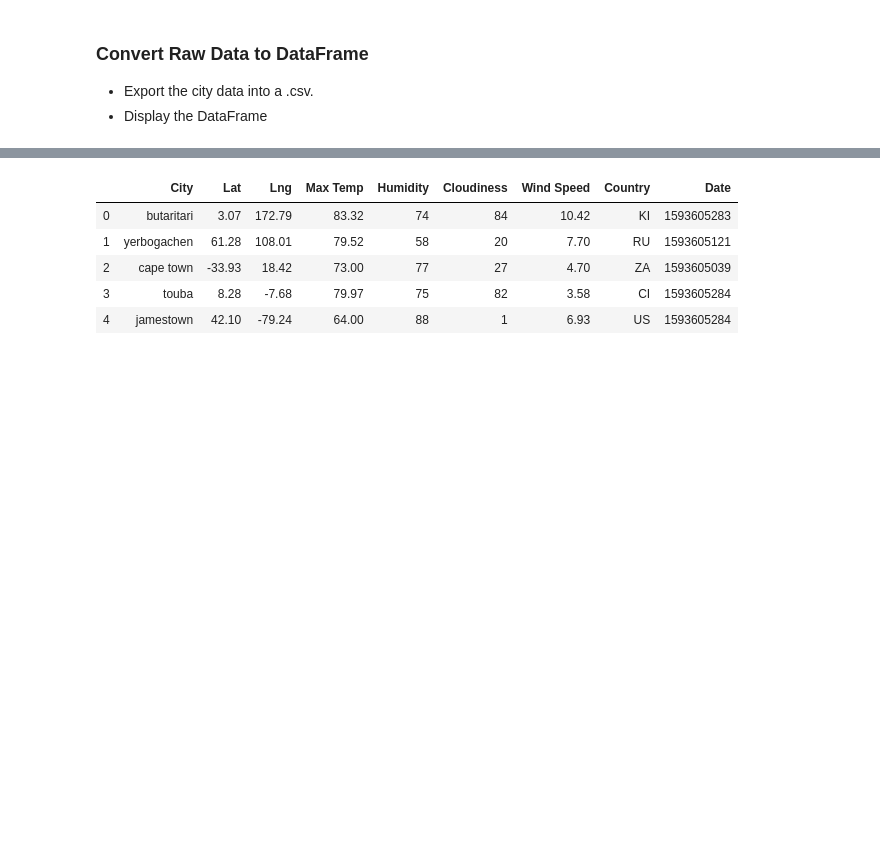
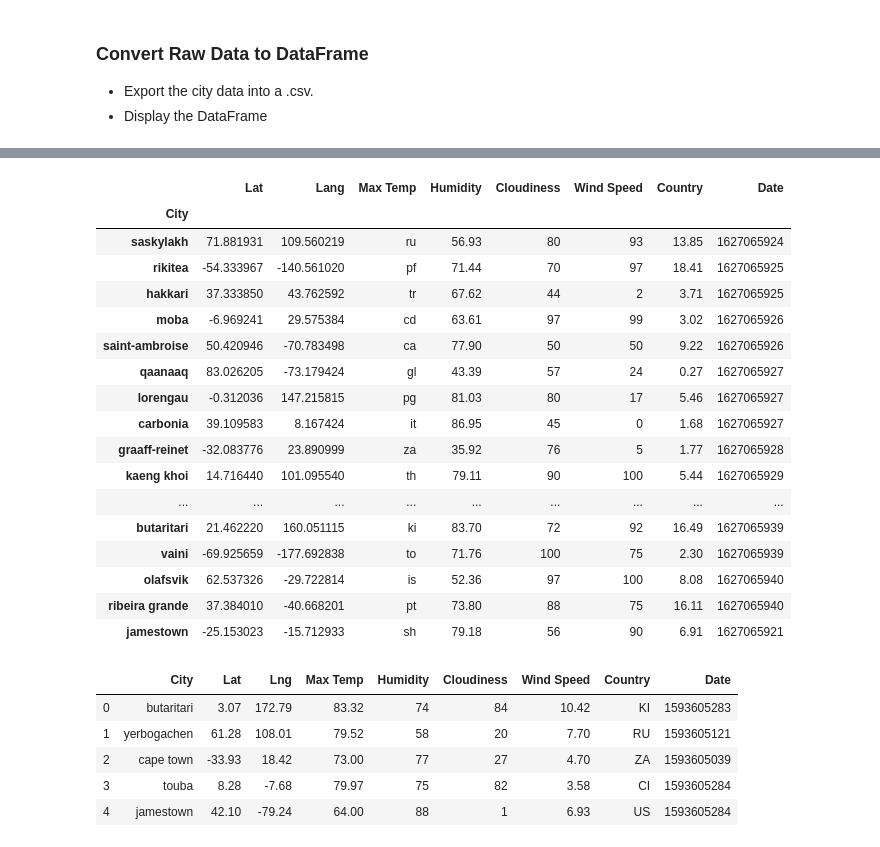
Before and after one commit to GalynaM/python-APIs-challenge, a Jupyter notebook: WeatherPy.ipynb, the cells around one changed output, grey strips where cells are left out. Saved outputs shown, nothing was run; the diff lists cells and outputs as text; code cells hidden in the pictures; blank space fills up the shorter version.

Commit message:
Data Frame for cities weather was added

```diff
--- a/WeatherPy.ipynb
+++ b/WeatherPy.ipynb
@@ -92,12 +91,17 @@ url = f"http://api.openweathermap.org/data/2.5/weather?appid={weather_api_key}&u
 # Get All needed weather parameters for each city
 print("Beginning Data Retrieval")
 print("--------------------------------")
+
+# Set data for loop - record counter and copy of cities list
+cities_copy = [city for city in cities]
 record_id=0
-for city in cities.items():
-    print(city)
-    print(key)
-    print(type(cities))
+
+# Iterate through cities copy to get weather data for each city
+for city in cities_copy:
+
+    # Get Key from city Dictionary to get the city name
     for key in city:
+
         try:
             print(f"Processing Record {record_id} | {key}")
 
@@ -115,17 +119,22 @@ for city in cities.items():
             city[key].append(cld)
             city[key].append(wind)
             city[key].append(dt)
+
+        # Catch exception if data for city is not foud in openweather API
         except:
-            # Catch exception on where weather data for city is not foud,
-            # remove this city and assicoated with it country, lat and lng
+
             print(f"City {key} not found. Skipping...")
-            print(cities[key])
-#             del[cities.items()[key]]
+
+            # Remove this city from cities list
+            cities.remove(city)
+
     record_id+=1
 
 print("--------------------------------")
 print("Data Retrieval Complete")
 print("--------------------------------")
+print(len(cities))
+cities
 # %% [output]
 Beginning Data Retrieval
 --------------------------------
@@ -160,3 +199,40 @@ AttributeError: 'list' object has no attribute 'values'
+# %%
+# Create an empty DataFrame with required columns
+city_weather = pd.DataFrame(
+    columns=["Lat", "Lang", "Max Temp", "Humidity", "Cloudiness", "Wind Speed", "Country", "Date"])
+
+# Add data for each city into DataFrame via df.append()
+for city in cities:
+
+    # Create DataFrame from city Dictionary with orient=index to have key as an index
+    city_df = pd.DataFrame.from_dict(
+        city,
+        orient = 'index',
+        columns=["Lat", "Lang", "Max Temp", "Humidity", "Cloudiness", "Wind Speed", "Country", "Date"])
+
+    city_weather = city_weather.append(city_df)
+
+city_weather.index.name = "City"
+city_weather
+# %% [output]
+|  | Lat | Lang | Max Temp | Humidity | Cloudiness | Wind Speed | Country | Date |
+| City |  |  |  |  |  |  |  |  |
+| saskylakh | 71.881931 | 109.560219 | ru | 56.93 | 80 | 93 | 13.85 | 1627065924 |
+| rikitea | -54.333967 | -140.561020 | pf | 71.44 | 70 | 97 | 18.41 | 1627065925 |
+| hakkari | 37.333850 | 43.762592 | tr | 67.62 | 44 | 2 | 3.71 | 1627065925 |
+| moba | -6.969241 | 29.575384 | cd | 63.61 | 97 | 99 | 3.02 | 1627065926 |
+| saint-ambroise | 50.420946 | -70.783498 | ca | 77.90 | 50 | 50 | 9.22 | 1627065926 |
+| qaanaaq | 83.026205 | -73.179424 | gl | 43.39 | 57 | 24 | 0.27 | 1627065927 |
+| lorengau | -0.312036 | 147.215815 | pg | 81.03 | 80 | 17 | 5.46 | 1627065927 |
+| carbonia | 39.109583 | 8.167424 | it | 86.95 | 45 | 0 | 1.68 | 1627065927 |
+| graaff-reinet | -32.083776 | 23.890999 | za | 35.92 | 76 | 5 | 1.77 | 1627065928 |
+| kaeng khoi | 14.716440 | 101.095540 | th | 79.11 | 90 | 100 | 5.44 | 1627065929 |
+| ... | ... | ... | ... | ... | ... | ... | ... | ... |
+| butaritari | 21.462220 | 160.051115 | ki | 83.70 | 72 | 92 | 16.49 | 1627065939 |
+| vaini | -69.925659 | -177.692838 | to | 71.76 | 100 | 75 | 2.30 | 1627065939 |
+| olafsvik | 62.537326 | -29.722814 | is | 52.36 | 97 | 100 | 8.08 | 1627065940 |
+| ribeira grande | 37.384010 | -40.668201 | pt | 73.80 | 88 | 75 | 16.11 | 1627065940 |
+| jamestown | -25.153023 | -15.712933 | sh | 79.18 | 56 | 90 | 6.91 | 1627065921 |
 # %%
 # %% [output]
 |  | City | Lat | Lng | Max Temp | Humidity | Cloudiness | Wind Speed | Country | Date |
```
Also changed, not shown: parts of 4 cells of this notebook, 1 other file.
